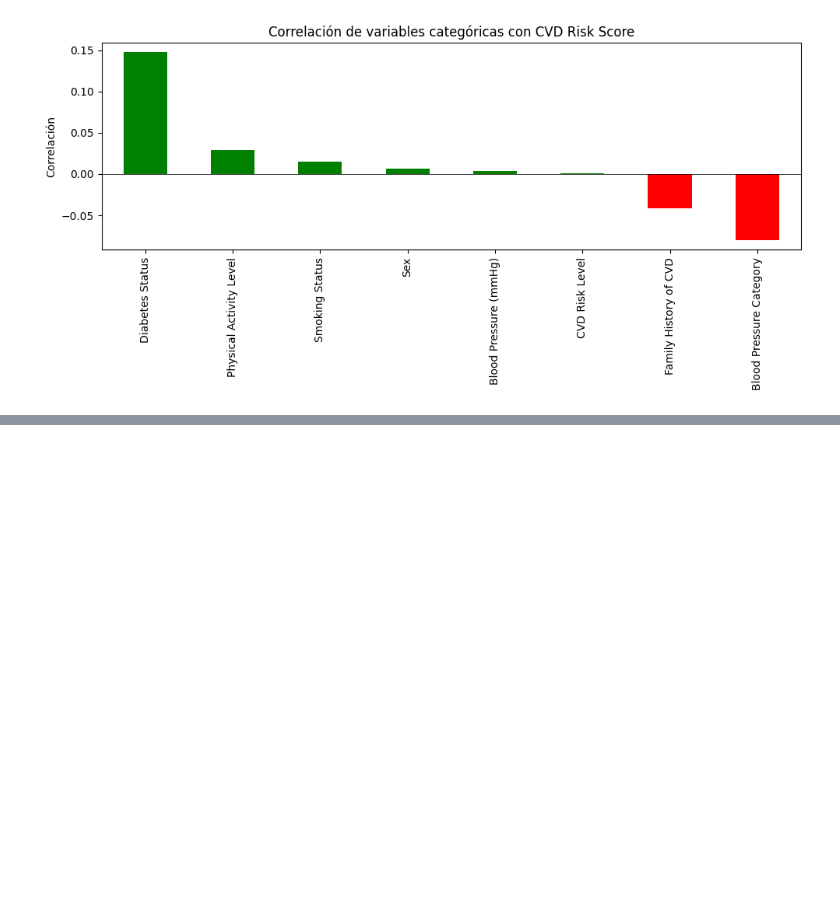
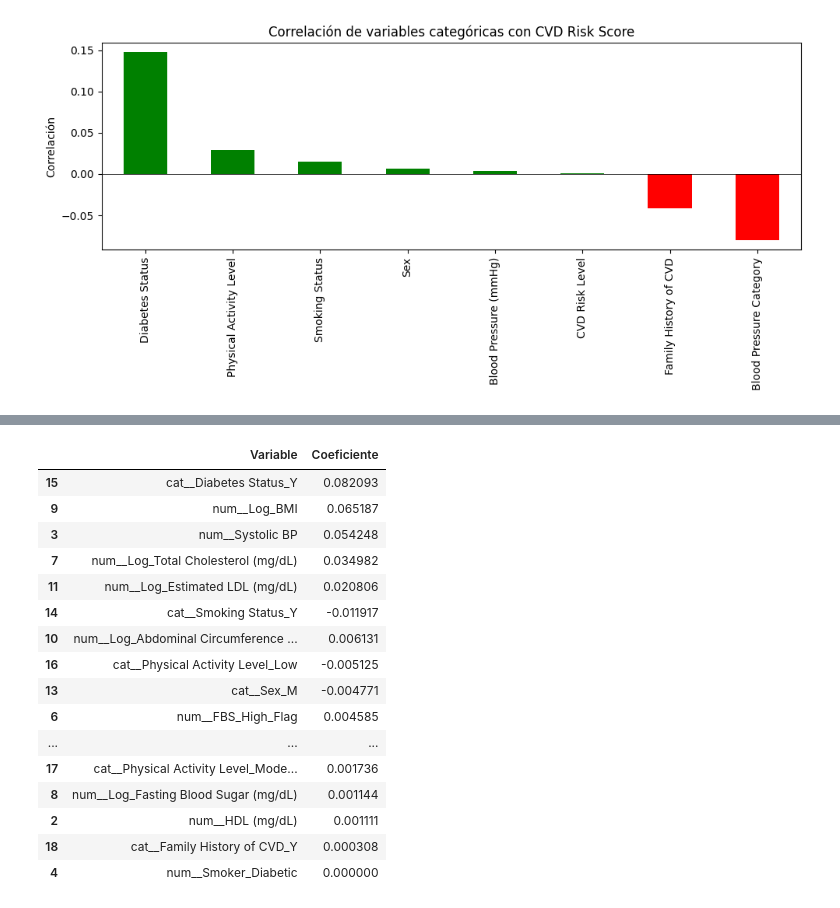
Before and after one commit to Rozen14/AMLab1, a Jupyter notebook: AlpesHearth.ipynb, the cells around one changed output, grey strips where cells are left out. Cells and saved outputs as stored; diff of their text form; code cells hidden in the pictures; blank space fills up the shorter version.

```diff
--- a/AlpesHearth.ipynb
+++ b/AlpesHearth.ipynb
@@ -1147,0 +979,52 @@ datos_prueba = pd.read_csv(
+# %%
+# Entrenar Modelo 2 (Ridge) sobre target log-transformado
+modelo_2 = Ridge(alpha=100.0, random_state=42)
+modelo_2.fit(Xt_train_df_2, y_train_2_log)
+
+# Predicciones (escala log y luego escala original winsorizada)
+y_train_pred_log_2 = modelo_2.predict(Xt_train_df_2)
+y_test_pred_log_2 = modelo_2.predict(Xt_test_df_2)
+
+y_train_pred_2 = np.expm1(y_train_pred_log_2)
+y_test_pred_2 = np.expm1(y_test_pred_log_2)
+
+# Acotar al mismo rango del target winsorizado
+y_train_pred_2 = np.clip(y_train_pred_2, 0, target_cap)
+y_test_pred_2 = np.clip(y_test_pred_2, 0, target_cap)
+
+# Metricas principales en target winsorizado (comparacion robusta)
+metrics_2 = {
+    'RMSE Train': np.sqrt(mean_squared_error(y_train_2_cap, y_train_pred_2)),
+    'RMSE Test': np.sqrt(mean_squared_error(y_test_2_cap, y_test_pred_2)),
+    'MAE Train': mean_absolute_error(y_train_2_cap, y_train_pred_2),
+    'MAE Test': mean_absolute_error(y_test_2_cap, y_test_pred_2),
+    'R² Train': r2_score(y_train_2_cap, y_train_pred_2),
+    'R² Test': r2_score(y_test_2_cap, y_test_pred_2)
+}
+
+# Metricas de referencia en target original
+metrics_2_raw = {
+    'R² Train (target original)': r2_score(y_train_2, y_train_pred_2),
+    'R² Test (target original)': r2_score(y_test_2, y_test_pred_2)
+}
+
+print('=' * 50)
+print('METRICAS - MODELO 2 (FE + LOG + WINSORIZACION)')
+print('=' * 50)
+for k, v in metrics_2.items():
+    print(f'  {k}: {v:.4f}')
+
+print()
+print('Referencia en target original (sin winsorizacion):')
+for k, v in metrics_2_raw.items():
+    print(f'  {k}: {v:.4f}')
+
+# Coeficientes de Ridge
+print()
+print(f'Intercepto (escala log): {modelo_2.intercept_:.4f}')
+coef_df_2 = pd.DataFrame({
+    'Variable': feature_names_2,
+    'Coeficiente': modelo_2.coef_
+}).sort_values(by='Coeficiente', key=abs, ascending=False)
+display(coef_df_2)
+# %% [output]
@@ -1147,0 +1046,17 @@ datos_prueba = pd.read_csv(
+|  | Variable | Coeficiente |
+| 15 | cat__Diabetes Status_Y | 0.082093 |
+| 9 | num__Log_BMI | 0.065187 |
+| 3 | num__Systolic BP | 0.054248 |
+| 7 | num__Log_Total Cholesterol (mg/dL) | 0.034982 |
+| 11 | num__Log_Estimated LDL (mg/dL) | 0.020806 |
+| 14 | cat__Smoking Status_Y | -0.011917 |
+| 10 | num__Log_Abdominal Circumference ... | 0.006131 |
+| 16 | cat__Physical Activity Level_Low | -0.005125 |
+| 13 | cat__Sex_M | -0.004771 |
+| 6 | num__FBS_High_Flag | 0.004585 |
+| ... | ... | ... |
+| 17 | cat__Physical Activity Level_Mode... | 0.001736 |
+| 8 | num__Log_Fasting Blood Sugar (mg/dL) | 0.001144 |
+| 2 | num__HDL (mg/dL) | 0.001111 |
+| 18 | cat__Family History of CVD_Y | 0.000308 |
+| 4 | num__Smoker_Diabetic | 0.000000 |
```
Also changed, not shown: parts of 101 cells of this notebook, 2 other files.
